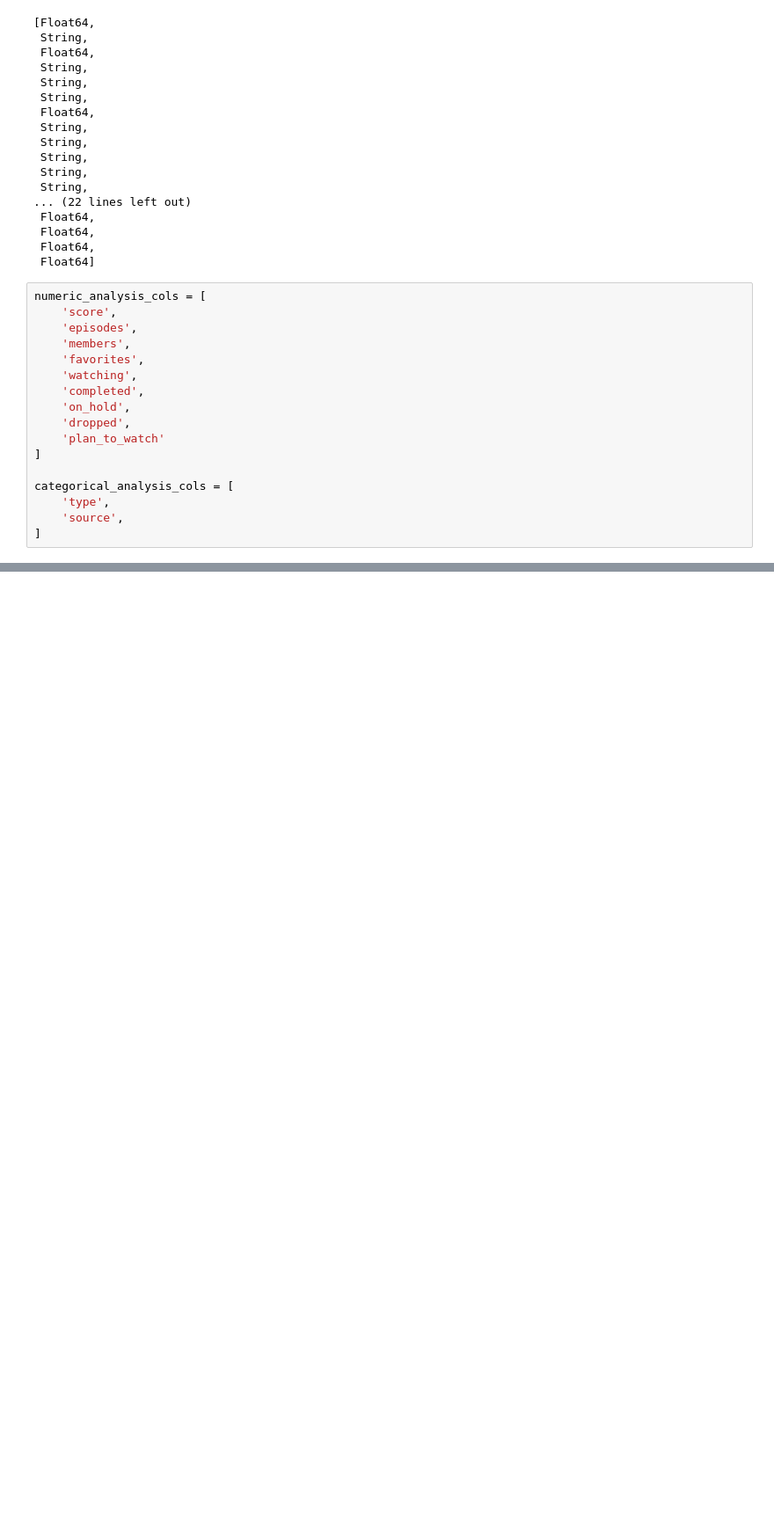
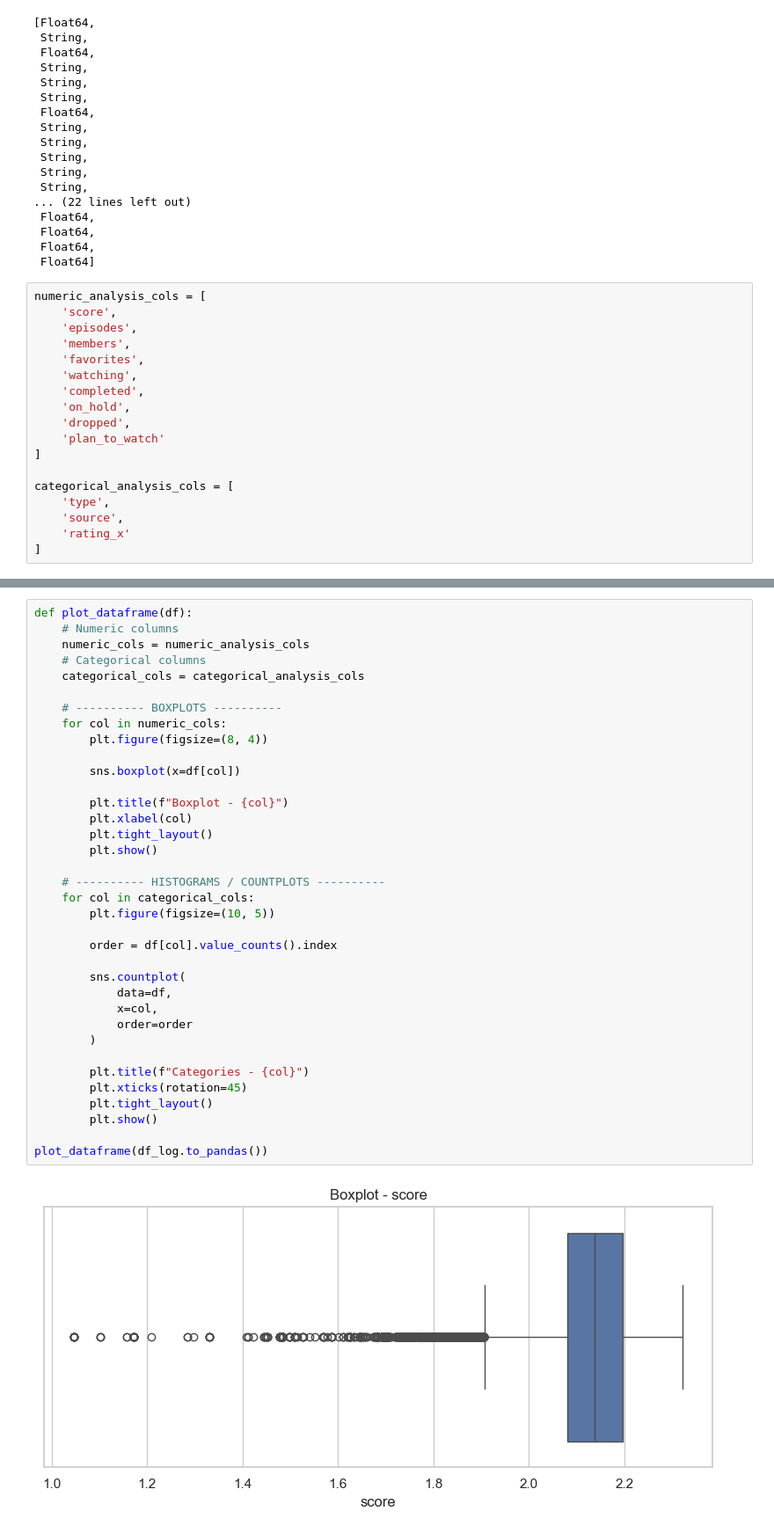
Before and after one commit to Nubily44/CD_EP, a Jupyter notebook: analise_exploratoria.ipynb, the cells around one changed output, grey strips where cells are left out. Shown at 88% size. Cells and saved outputs as stored; diff of their text form; blank space fills up the shorter version.

```diff
--- a/analise_exploratoria.ipynb
+++ b/analise_exploratoria.ipynb
@@ -60,4 +60,5 @@ numeric_analysis_cols = [
 categorical_analysis_cols = [
     'type',
     'source',
+    'rating_x'
 ]
@@ -72,0 +82,38 @@ plt.show()
+# %%
+def plot_dataframe(df):
+    # Numeric columns
+    numeric_cols = numeric_analysis_cols
+    # Categorical columns
+    categorical_cols = categorical_analysis_cols
+
+    # ---------- BOXPLOTS ----------
+    for col in numeric_cols:
+        plt.figure(figsize=(8, 4))
+
+        sns.boxplot(x=df[col])
+
+        plt.title(f"Boxplot - {col}")
+        plt.xlabel(col)
+        plt.tight_layout()
+        plt.show()
+
+    # ---------- HISTOGRAMS / COUNTPLOTS ----------
+    for col in categorical_cols:
+        plt.figure(figsize=(10, 5))
+
+        order = df[col].value_counts().index
+
+        sns.countplot(
+            data=df,
+            x=col,
+            order=order
+        )
+
+        plt.title(f"Categories - {col}")
+        plt.xticks(rotation=45)
+        plt.tight_layout()
+        plt.show()
+
+plot_dataframe(df_log.to_pandas())
+# %% [output]
+[figure, added]
```
Also changed, not shown: parts of 3 cells of this notebook.
